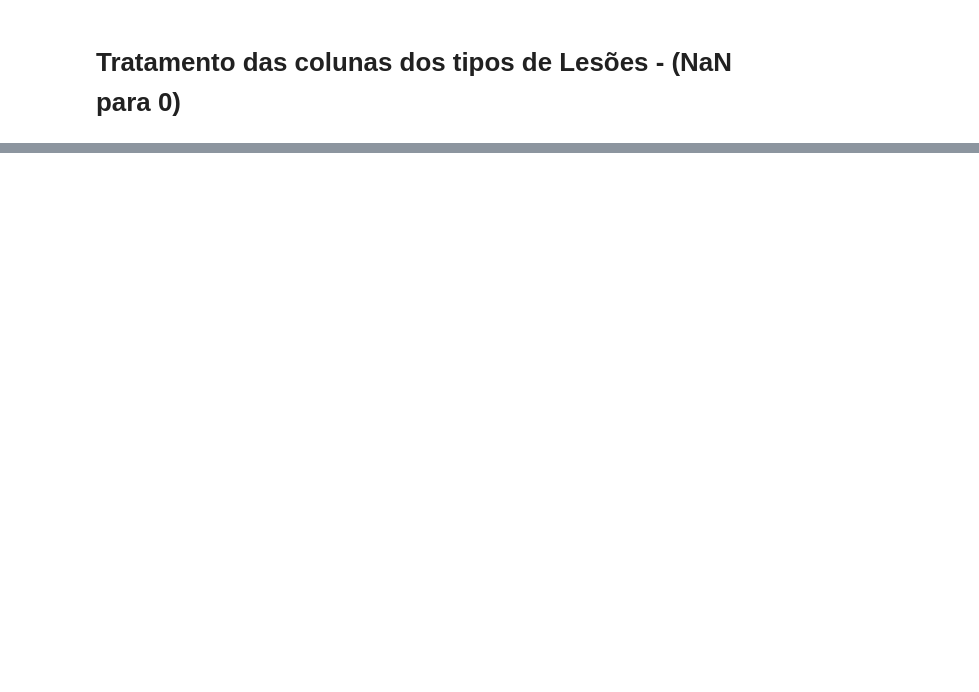
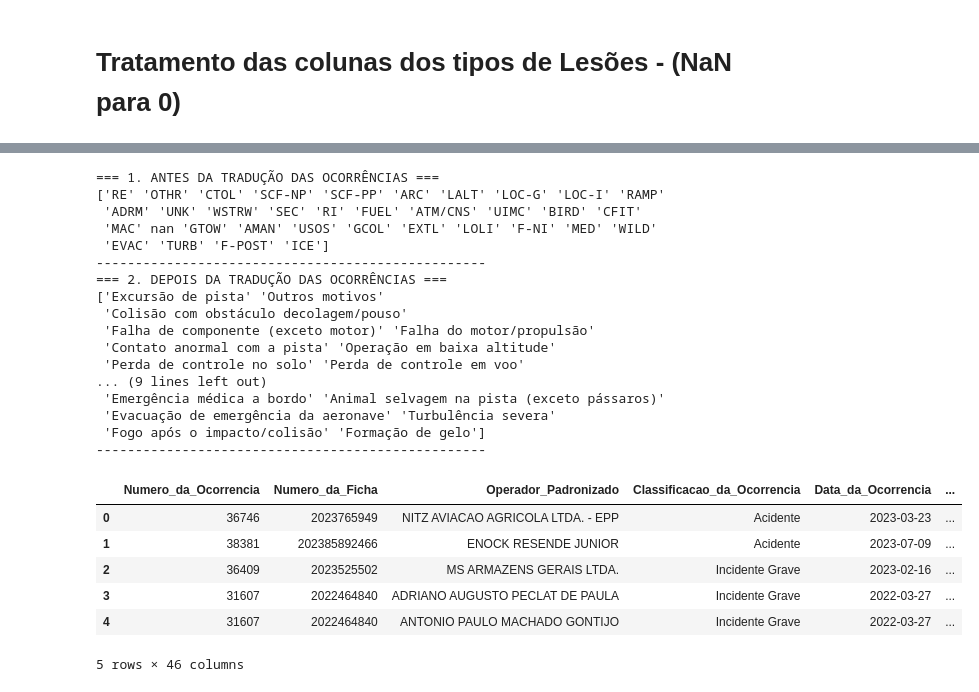
Before and after one commit to Jobanu/Projeto-Final-DS-PY-004, a Jupyter notebook: analise.ipynb, the cells around one changed output, grey strips where cells are left out. Drawn from its saved outputs; the diff is of its cells as text; code cells hidden in the pictures; blank space fills up the shorter version.

```diff
--- a/analise.ipynb
+++ b/analise.ipynb
@@ -97,0 +278,77 @@ print("-" * 50)
+# %%
+print("=== 1. ANTES DA TRADUÇÃO DAS OCORRÊNCIAS ===")
+print(df["Tipo_de_Ocorrencia"].unique())
+print("-" * 50)
+
+# 1. Criar o dicionário com a tradução dos principais códigos do CENIPA/CICTT
+dicionario = {
+    'RE': 'Excursão de pista',
+    'OTHR': 'Outros motivos',
+    'CTOL': 'Colisão com obstáculo decolagem/pouso',
+    'SCF-NP': 'Falha de componente (exceto motor)',
+    'SCF-PP': 'Falha do motor/propulsão',
+    'ARC': 'Contato anormal com a pista',
+    'LALT': 'Operação em baixa altitude',
+    'LOC-G': 'Perda de controle no solo',
+    'LOC-I': 'Perda de controle em voo',
+    'RAMP': 'Problemas em rampa/pátio',
+    'ADRM': 'Problemas no aeródromo/infraestrutura',
+    'UNK': 'Desconhecido',
+    'WSTRW': 'Vento severo (Windshear)',
+    'SEC': 'Atos ilícitos/sabotagem',
+    'RI': 'Incursão em pista',
+    'FUEL': 'Problemas de combustível',
+    'ATM/CNS': 'Falha no tráfego aéreo/comunicação',
+    'UIMC': 'Neblina/nuvens',
+    'BIRD': 'Colisão com pássaro',
+    'CFIT': 'Colisão sem perda de controle',
+    'MAC': 'Colisão entre aeronaves em voo',
+    'GTOW': 'Reboque',
+    'AMAN': 'Manobra abrupta',
+    'USOS': 'Pouso antes/depois da pista',
+    'GCOL': 'Colisão entre aeronaves/veículos no solo',
+    'EXTL': 'Problemas com carga externa (helicóptero)',
+    'LOLI': 'Perda de sustentação em voo (Estol)',
+    'F-NI': 'Fogo/fumaça a bordo',
+    'MED': 'Emergência médica a bordo',
+    'WILD': 'Animal selvagem na pista (exceto pássaros)',
+    'EVAC': 'Evacuação de emergência da aeronave',
+    'TURB': 'Turbulência severa',
+    'F-POST': 'Fogo após o impacto/colisão',
+    'ICE': 'Formação de gelo'
+}
+
+# 2. Aplicar o mapeamento criando uma coluna nova de fácil leitura
+df_tratado["Tipo_Ocorrencia_Legivel"] = df_tratado["Tipo_de_Ocorrencia"].map(dicionario)
+
+# 3. Mostrar os novos resultados únicos sem códigos complicados
+print("=== 2. DEPOIS DA TRADUÇÃO DAS OCORRÊNCIAS ===")
+print(df_tratado["Tipo_Ocorrencia_Legivel"].unique())
+print("-" * 50)
+
+df_tratado.head()
+# %% [output]
+=== 1. ANTES DA TRADUÇÃO DAS OCORRÊNCIAS ===
+['RE' 'OTHR' 'CTOL' 'SCF-NP' 'SCF-PP' 'ARC' 'LALT' 'LOC-G' 'LOC-I' 'RAMP'
+ 'ADRM' 'UNK' 'WSTRW' 'SEC' 'RI' 'FUEL' 'ATM/CNS' 'UIMC' 'BIRD' 'CFIT'
+ 'MAC' nan 'GTOW' 'AMAN' 'USOS' 'GCOL' 'EXTL' 'LOLI' 'F-NI' 'MED' 'WILD'
+ 'EVAC' 'TURB' 'F-POST' 'ICE']
+--------------------------------------------------
+=== 2. DEPOIS DA TRADUÇÃO DAS OCORRÊNCIAS ===
+['Excursão de pista' 'Outros motivos'
+ 'Colisão com obstáculo decolagem/pouso'
+ 'Falha de componente (exceto motor)' 'Falha do motor/propulsão'
+ 'Contato anormal com a pista' 'Operação em baixa altitude'
+ 'Perda de controle no solo' 'Perda de controle em voo'
+... (9 lines left out)
+ 'Emergência médica a bordo' 'Animal selvagem na pista (exceto pássaros)'
+ 'Evacuação de emergência da aeronave' 'Turbulência severa'
+ 'Fogo após o impacto/colisão' 'Formação de gelo']
+--------------------------------------------------
+|  | Numero_da_Ocorrencia | Numero_da_Ficha | Operador_Padronizado | Classificacao_da_Ocorrencia | Data_da_Ocorrencia | ... |
+| 0 | 36746 | 2023765949 | NITZ AVIACAO AGRICOLA LTDA. - EPP | Acidente | 2023-03-23 | ... |
+| 1 | 38381 | 202385892466 | ENOCK RESENDE JUNIOR | Acidente | 2023-07-09 | ... |
+| 2 | 36409 | 2023525502 | MS ARMAZENS GERAIS LTDA. | Incidente Grave | 2023-02-16 | ... |
+| 3 | 31607 | 2022464840 | ADRIANO AUGUSTO PECLAT DE PAULA | Incidente Grave | 2022-03-27 | ... |
+| 4 | 31607 | 2022464840 | ANTONIO PAULO MACHADO GONTIJO | Incidente Grave | 2022-03-27 | ... |
+5 rows × 46 columns
```
Also changed, not shown: parts of 13 cells of this notebook.
